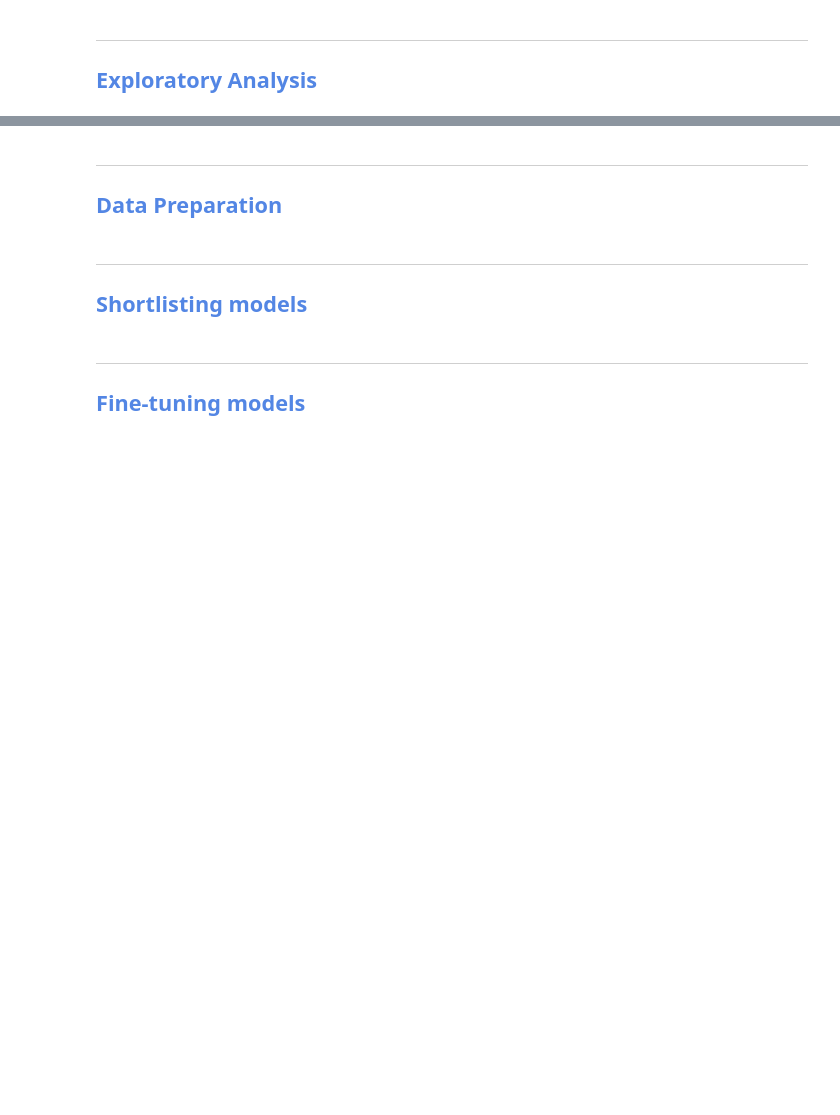
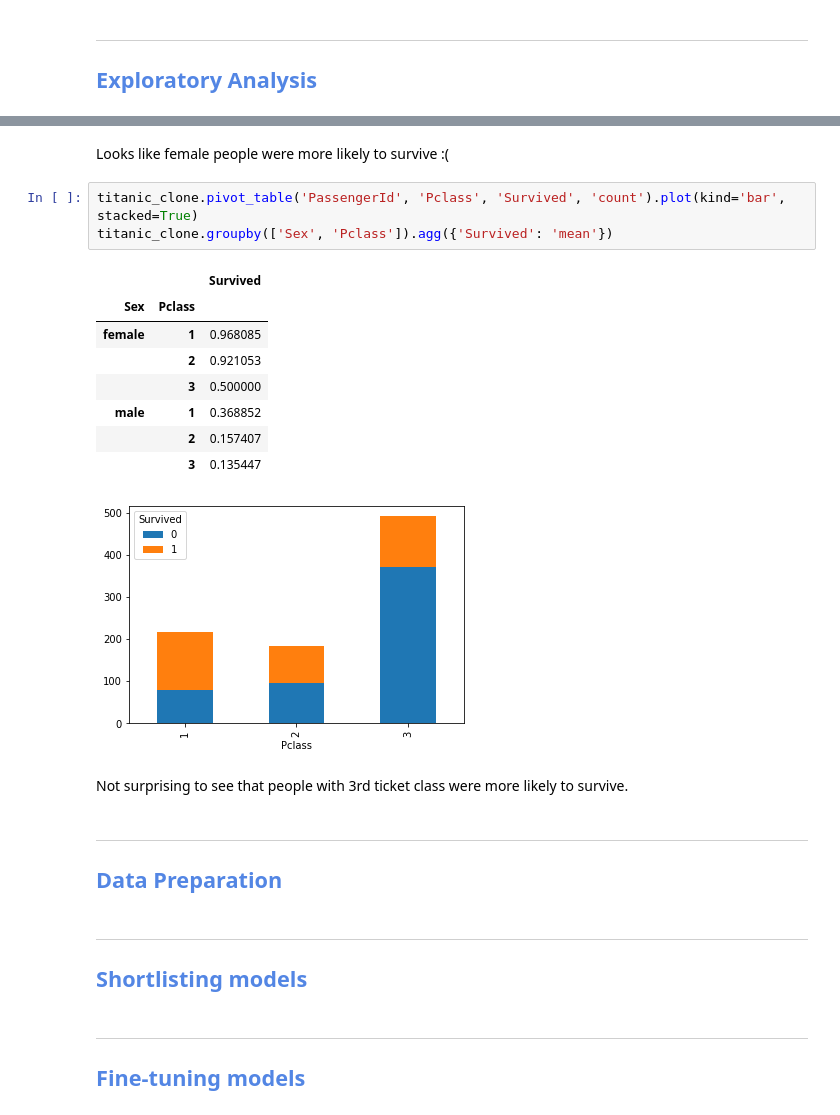
Before and after one commit to FukiBabasaki/Data-science-portfolio, a Jupyter notebook: Notebooks/Supervised/Titanic-classification/titanic-classification.ipynb, the cells around one changed output, grey strips where cells are left out. Cells and saved outputs as stored; diff of their text form; blank space fills up the shorter version.

```diff
--- a/Notebooks/Supervised/Titanic-classification/titanic-classification.ipynb
+++ b/Notebooks/Supervised/Titanic-classification/titanic-classification.ipynb
@@ -44,3 +93,20 @@ titanic_train.head(5)
+# %% [markdown]
+Looks like female people were more likely to survive :(
+# %%
+titanic_clone.pivot_table('PassengerId', 'Pclass', 'Survived', 'count').plot(kind='bar', stacked=True)
+titanic_clone.groupby(['Sex', 'Pclass']).agg({'Survived': 'mean'})
+# %% [output]
+|  |  | Survived |
+| Sex | Pclass |  |
+| female | 1 | 0.968085 |
+|  | 2 | 0.921053 |
+|  | 3 | 0.500000 |
+| male | 1 | 0.368852 |
+|  | 2 | 0.157407 |
+|  | 3 | 0.135447 |
+[figure, added]
+# %% [markdown]
+Not surprising to see that people with 3rd ticket class were more likely to survive.
 # %% [markdown]
 ---
 <h2 style="color:#5386E4">Data Preparation</h2>
```
Also changed, not shown: parts of 12 cells of this notebook.
